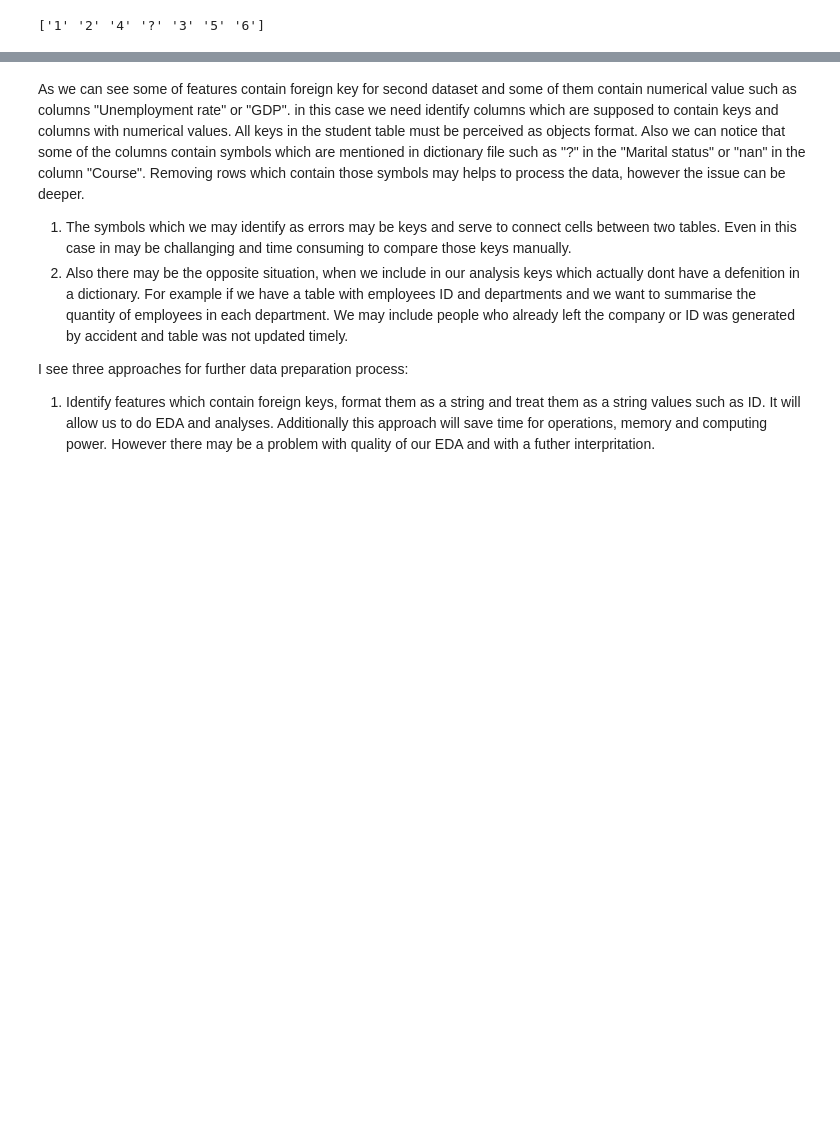
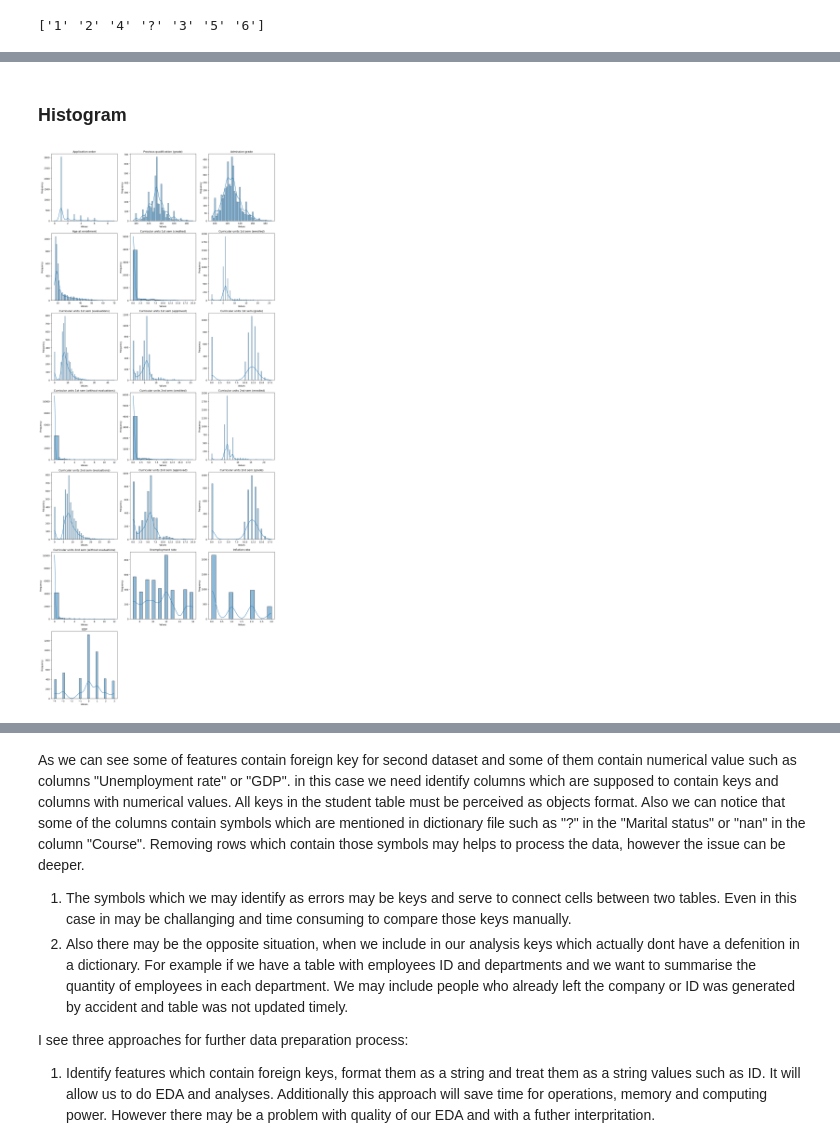
Before and after one commit to Ilia-Grishkin/Data_Preparation, a Jupyter notebook: Data_Preparation_CA1.ipynb, the cells around one changed output, grey strips where cells are left out. Drawn from its saved outputs; the diff is of its cells as text; code cells hidden in the pictures; blank space fills up the shorter version.

```diff
--- a/Data_Preparation_CA1.ipynb
+++ b/Data_Preparation_CA1.ipynb
@@ -114,0 +297,3 @@ print(unique_Marital_status)
+# %%
+df_studens['Age at enrollment'] = pd.to_numeric(df_studens['Age at enrollment'], errors='coerce')
+df_studens['Curricular units 1st sem (credited)'] = pd.to_numeric(df_studens['Curricular units 1st sem (credited)'], errors='coerce')
@@ -114,0 +406,32 @@ print(unique_Marital_status)
+# %% [markdown]
+### Histogram
+# %%
+
+import seaborn as sns
+
+selected_columns = df_studens.iloc[:, value_indices]
+
+num_cols = 3
+
+num_features = len(value_indices)
+num_rows = (num_features - 1) // num_cols + 1
+
+fig, axes = plt.subplots(num_rows, num_cols, figsize=(15, 5 * num_rows))
+
+axes = axes.flatten()
+
+for i, col_index in enumerate(value_indices):
+    ax = axes[i]
+    col_name = df_studens.columns[col_index]
+    sns.histplot(df_studens.iloc[:, col_index], ax=ax, kde=True)
+    ax.set_title(col_name)
+    ax.set_xlabel('Values')
+    ax.set_ylabel('Frequency')
+
+for i in range(num_features, num_rows * num_cols):
+    fig.delaxes(axes[i])
+
+plt.tight_layout()
+plt.show()
+# %% [output]
+[figure, added]
```
Also changed, not shown: parts of 74 cells of this notebook.
